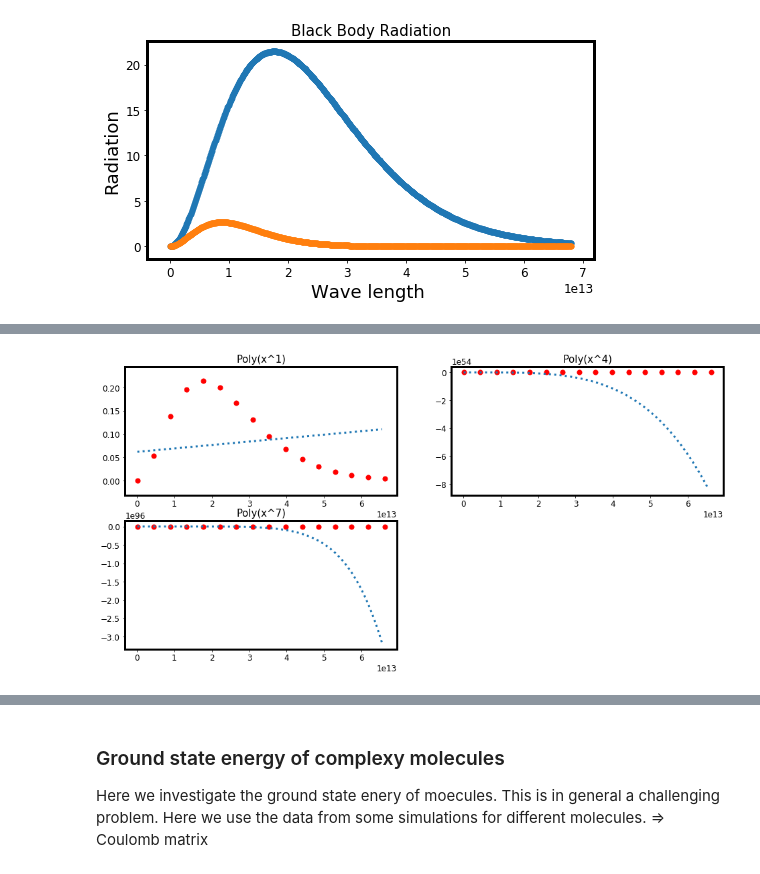
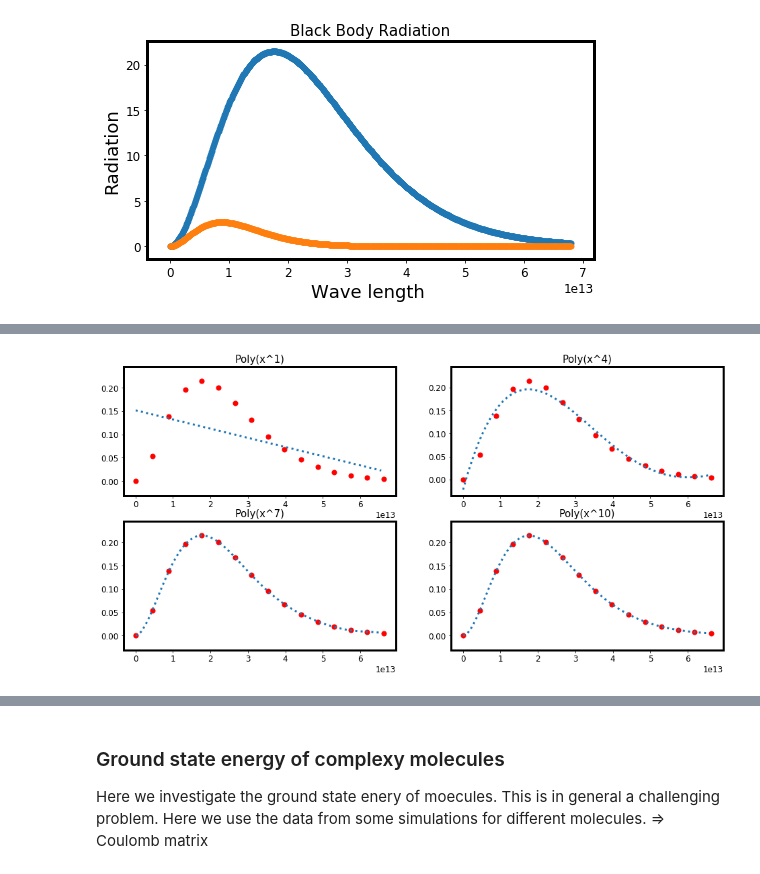
Before and after one commit to sraeisi/Machine_Learning_Physics_Winter20, a Jupyter notebook: Lec1/Reg&Clf.ipynb, the cells around one changed output, grey strips where cells are left out. Cells and saved outputs as stored; diff of their text form; code cells hidden in the pictures.

```diff
--- a/Lec1/Reg&Clf.ipynb
+++ b/Lec1/Reg&Clf.ipynb
@@ -48,9 +48,6 @@ Lecture 1: Regression and Classification
 # %% [markdown]
 ## Polynomial Regression
 # %%
-x_rg = np.array([[1, 1],
-       [2, 1],
-       [3, 1]])
 x_rg = np.array([1,2,3]).reshape(-1,1)
 
 y_rg = np.array([1,1.5,3]).reshape(-1,1)
@@ -212,9 +241,9 @@ for deg in deg_list:
 # bbr_data_url = "http://galileo.phys.virginia.edu/classes/252/bbr.xls"
 bbr_data_url = "https://github.com/sraeisi/MachineLearning_Physics/blob/master/Lec_1/bbr.xls?raw=true"
 
-# bbr_data = pd.read_excel(bbr_data_url)
+bbr_data = pd.read_excel(bbr_data_url)
 
-bbr_data = pd.read_excel('bbr.xls')
+# bbr_data = pd.read_excel('bbr.xls')
 
 bbr_data.head()
 # %% [output]
@@ -253,6 +301,7 @@ Y = 10**18*bbr_data['T'].values#.reshape(len(bbr_data),1)
 X = bbr_data[0].values.reshape(len(bbr_data),1)
 Y = 10**18*bbr_data['T'].values#.reshape(len(bbr_data),1)
 
+X = X - X.mean()/X.var()
 
 n_points = 100
 n_rate = 50
@@ -263,34 +312,34 @@ deg = 5
 
 # for the plot
 x_range = np.arange(X.min(),X.max(),(X.max() - X.min())/n_points ).reshape(-1,1)
 
 fig = plt.figure(figsize=(16,12))
 
 ind = 0
-max_deg = 10
+max_deg = 11
 deg_rate = 3
 for deg in np.arange(1,max_deg, deg_rate, dtype='int'):
     ind += 1
 
     ## Make the X matrix with powers of the x
     x_rg_in = poly_features(X, deg)
 
     ## Construct m as X^T.X
     m = np.dot(x_rg_in.T,x_rg_in)
 
     ## This give the w
     w = np.dot(np.linalg.inv(m),np.dot(x_rg_in.T, Y))
 #     print(w)
     # x_rg_list = np.vstack(np.arange(0.5,3.5,.1), np.ones(len(x_range)))
 
 
     ## Add the plot
     y_rg_list = np.dot(poly_features(x_range, deg), w)
 
     ax = fig.add_subplot(3, 2, ind ,  title = f'Poly(x^{deg})')
     ax.scatter(X, Y, s = 50, c = 'r')
     ax.plot(x_range, y_rg_list, ls='dotted')
 # %% [output]
-[figure, old version]
+[figure, new version]
 # %%
 %%time
```
Also changed, not shown: parts of 12 cells of this notebook.
